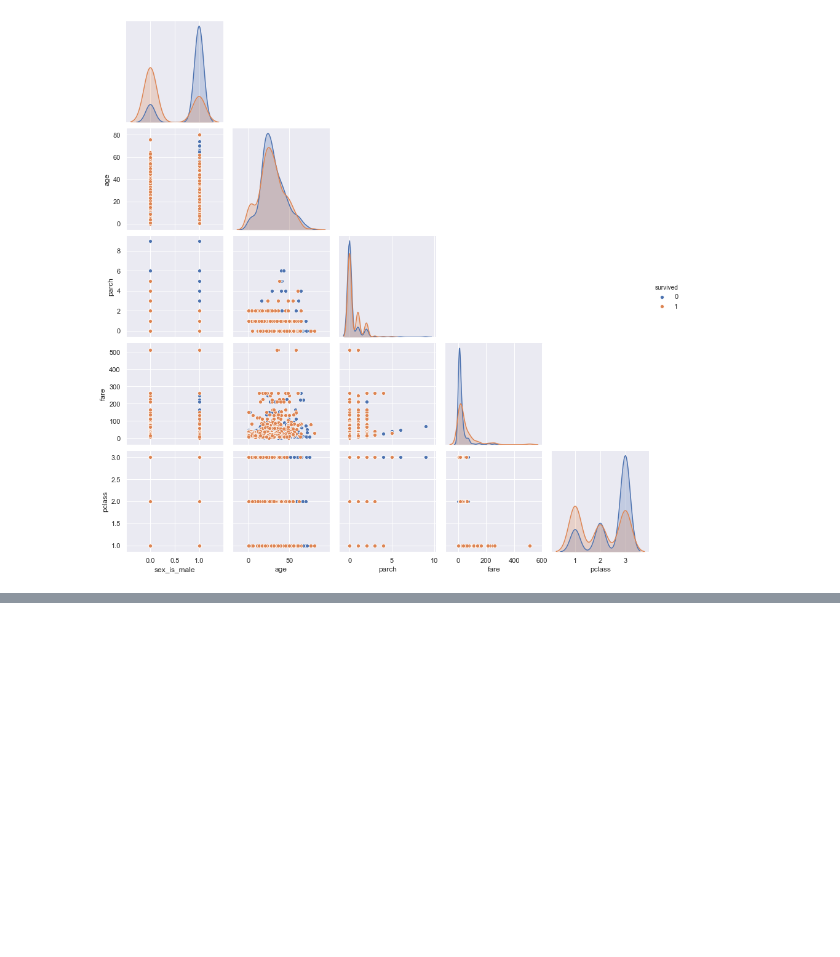
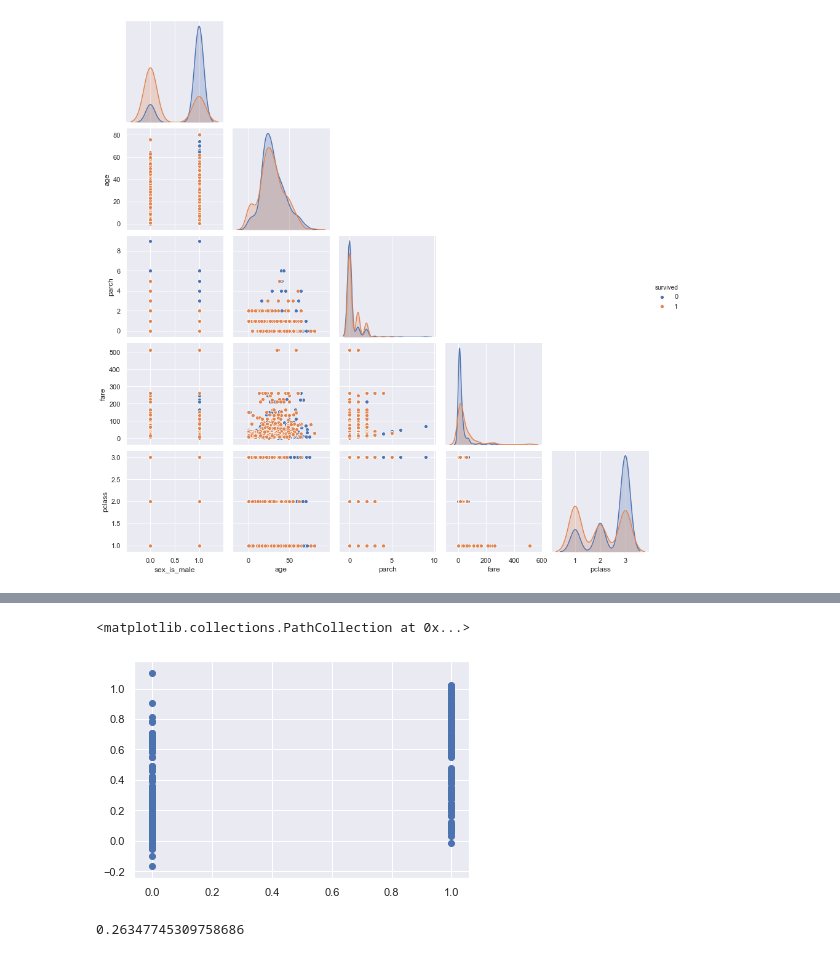
Before and after one commit to antoinedme/titanic-dataset-ml, a Jupyter notebook: Titanic-MachineLearning.ipynb, the cells around one changed output, grey strips where cells are left out. Drawn from its saved outputs; the diff is of its cells as text; code cells hidden in the pictures; blank space fills up the shorter version.

Commit message:
Getting lost on prediction data

```diff
--- a/Titanic-MachineLearning.ipynb
+++ b/Titanic-MachineLearning.ipynb
@@ -14,7 +14,7 @@ import pandas as pd
 import numpy as np
 # %%
 # Load the dataset file into "titanic" object
-titanic = pd.read_csv("Titanic-1309-rows-biostatvanderbilt.csv")
+titanic = pd.read_csv("data/titanic-1309-rows-biostatvanderbilt.csv")
 
 # Let's have a look at the dataset attributes
 titanic.head()
@@ -182,3 +192,7 @@ The straight line can be seen in the plot, showing how linear regression attempt
 from sklearn.model_selection import train_test_split
 # %%
 %matplotlib inline
+# %%
+# One step i missed earlier: dropping the null values (NaN from 'age' column)
+iceberg = exploratory.dropna()
+iceberg.info()
@@ -184,0 +213,12 @@ from sklearn.model_selection import train_test_split
+# %%
+# Split the data into training/testing sets
+# Using train_test_split function
+# https://scikit-learn.org/stable/modules/generated/sklearn.model_selection.train_test_split.html
+
+survived_y = iceberg[['survived']]
+iceberg = iceberg[['sex_is_male','age','parch','fare','pclass']]
+
+iceberg_train, iceberg_test, y_train, y_test = train_test_split( iceberg, survived_y, test_size=0.3, random_state=42)
+iceberg_train
+print('Training data: ', iceberg_train.shape, y_train.shape)
+print('Testing data:  ', iceberg_test.shape, y_test.shape)
@@ -184,0 +241,10 @@ from sklearn.model_selection import train_test_split
+# %%
+# Create linear regression object: LinearRegression fits a linear model with coefficients
+# w = (w1, …, wp) to minimize the residual sum of squares between the observed targets in the dataset,
+# and the targets predicted by the linear approximation.
+lm = linear_model.LinearRegression()
+
+# Fit linear model with fit(self, X, y[, sample_weight])
+model = lm.fit(iceberg_train, y_train)
+# Predict using the linear model with predict(self, X)
+predictions = lm.predict(iceberg_test)
@@ -184,0 +284,12 @@ from sklearn.model_selection import train_test_split
+# %%
+## The line / model: A scatter plot is a type of plot that shows the data as a collection of points.
+# The position of a point depends on its two-dimensional value,
+# where each value is a position on either the horizontal or vertical dimension.
+plt.scatter(y_test, predictions)
+# %% [output]
+<matplotlib.collections.PathCollection at 0x...>
+[figure, added]
+# %%
+model.score(iceberg_test, y_test)
+# %% [output]
+0.26347745309758686
```
Also changed, not shown: parts of 13 cells of this notebook, 1 other file.
